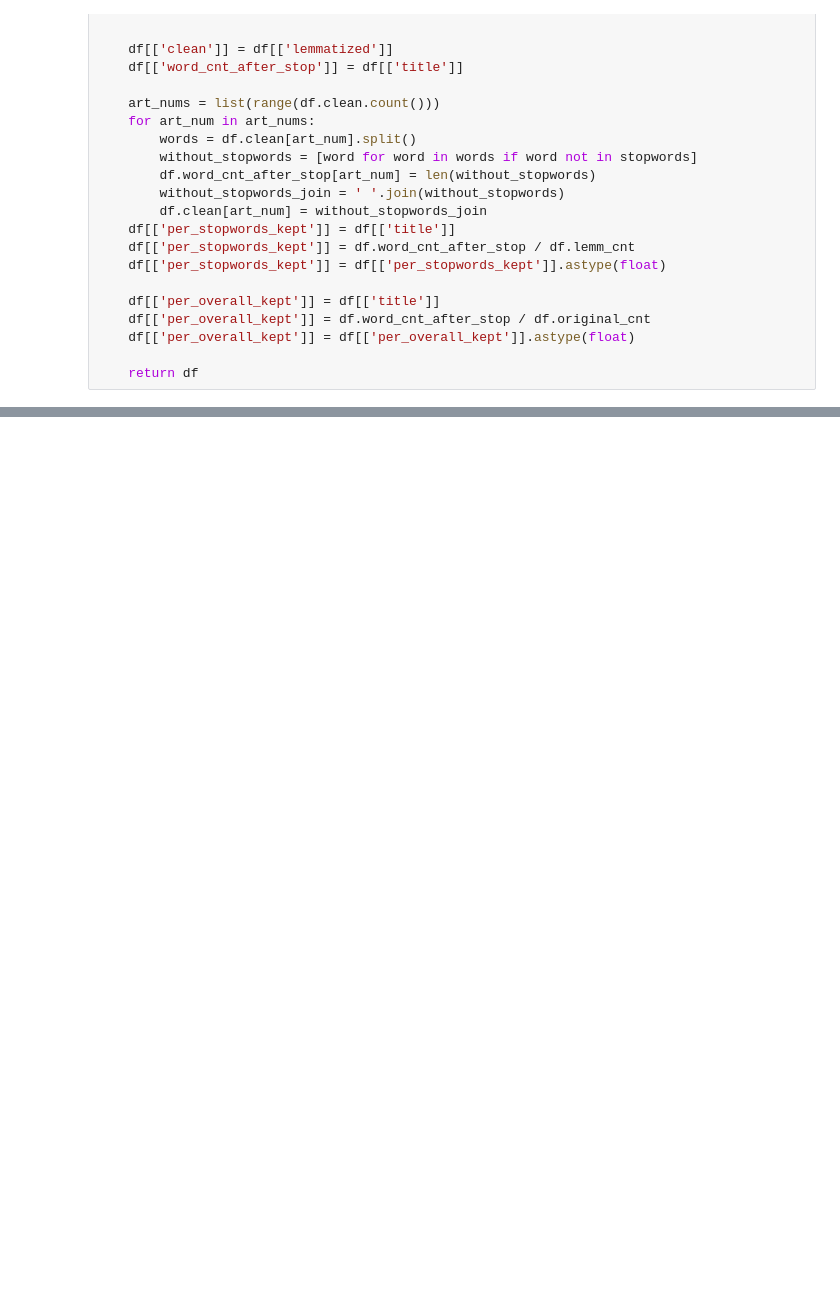
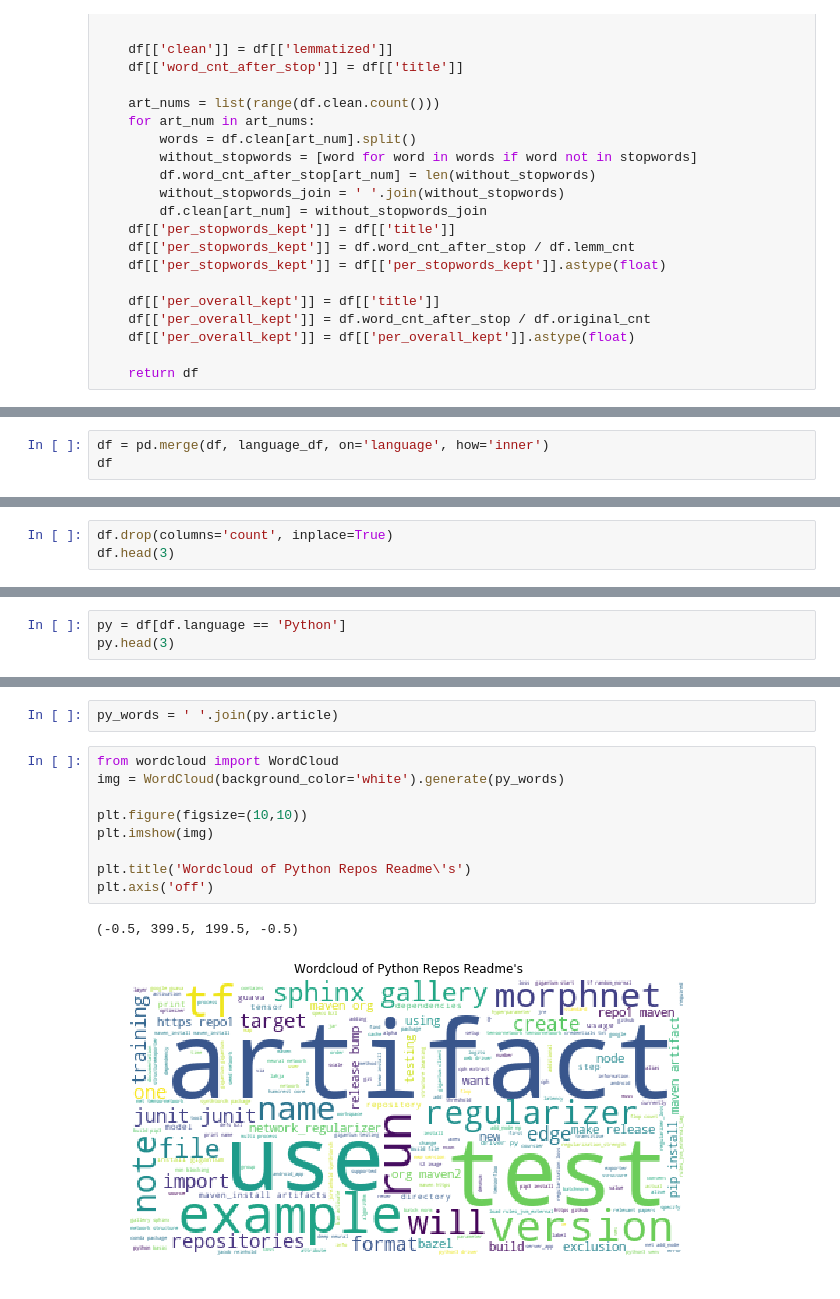
Before and after one commit to codeup-cyber-linguists/languages-classifier, a Jupyter notebook: jb_github_language_classifier.ipynb, the cells around one changed output, grey strips where cells are left out. Saved outputs shown, nothing was run; the diff lists cells and outputs as text; blank space fills up the shorter version.

```diff
--- a/jb_github_language_classifier.ipynb
+++ b/jb_github_language_classifier.ipynb
@@ -343,0 +407,3 @@ df[df.per_stopwords_kept < .6]
+# %%
+df = pd.merge(df, language_df, on='language', how='inner')
+df
@@ -343,0 +429,3 @@ df[df.per_stopwords_kept < .6]
+# %%
+df.drop(columns='count', inplace=True)
+df.head(3)
@@ -343,0 +469,3 @@ df[df.per_stopwords_kept < .6]
+# %%
+py = df[df.language == 'Python']
+py.head(3)
@@ -343,0 +477,14 @@ df[df.per_stopwords_kept < .6]
+# %%
+py_words = ' '.join(py.article)
+# %%
+from wordcloud import WordCloud
+img = WordCloud(background_color='white').generate(py_words)
+
+plt.figure(figsize=(10,10))
+plt.imshow(img)
+
+plt.title('Wordcloud of Python Repos Readme\'s')
+plt.axis('off')
+# %% [output]
+(-0.5, 399.5, 199.5, -0.5)
+[figure, added]
```
Also changed, not shown: parts of 56 cells of this notebook.
